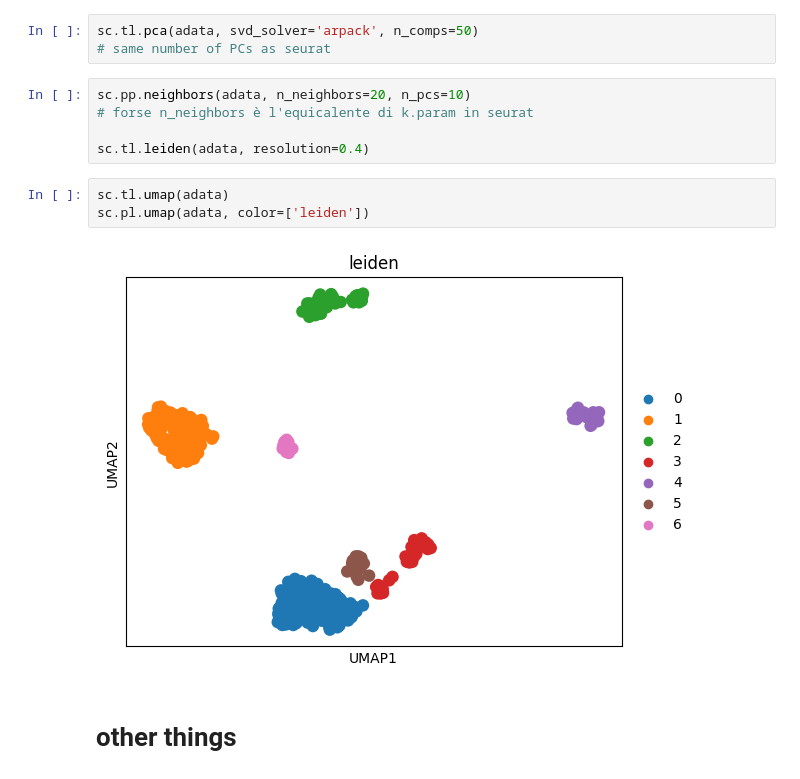
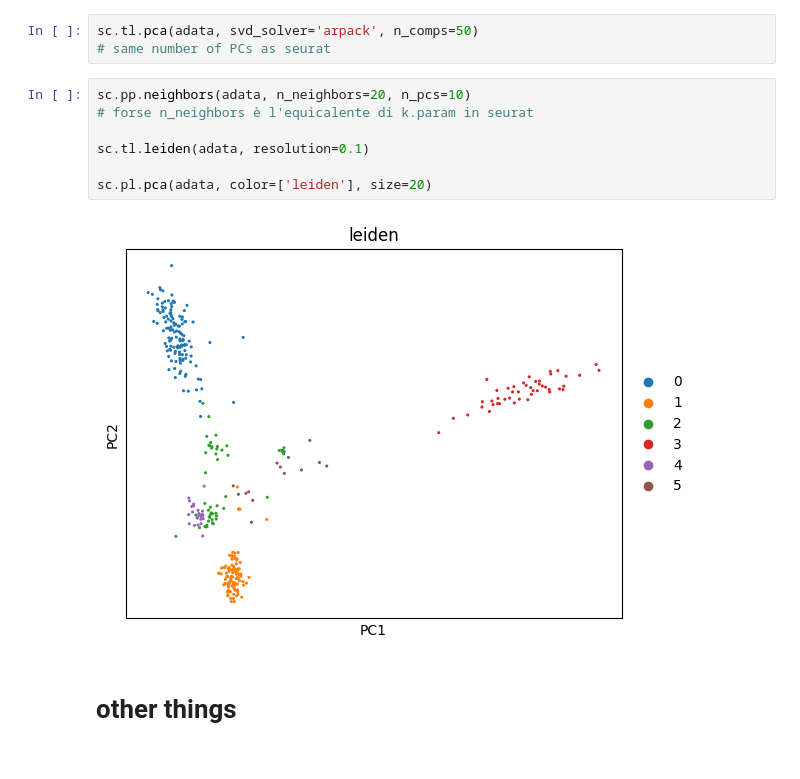
Before and after one commit to arcotan/single-cell-data-analysis, a Jupyter notebook: scanpy/no_preprocess.ipynb, the cells around one changed output. Saved outputs shown, nothing was run; the diff lists cells and outputs as text.

```diff
--- a/scanpy/no_preprocess.ipynb
+++ b/scanpy/no_preprocess.ipynb
@@ -18,13 +20,12 @@ sc.tl.pca(adata, svd_solver='arpack', n_comps=50)
 # %%
 sc.pp.neighbors(adata, n_neighbors=20, n_pcs=10)
 # forse n_neighbors è l'equicalente di k.param in seurat
 
-sc.tl.leiden(adata, resolution=0.4)
+sc.tl.leiden(adata, resolution=0.1)
+
+sc.pl.pca(adata, color=['leiden'], size=20)
+# %% [output]
+[figure, added]
-# %%
-sc.tl.umap(adata)
-sc.pl.umap(adata, color=['leiden'])
-# %% [output]
-[figure, removed]
 # %% [markdown]
 # other things
 # %%
```
Also changed, not shown: parts of 7 cells of this notebook, 3 other files.
